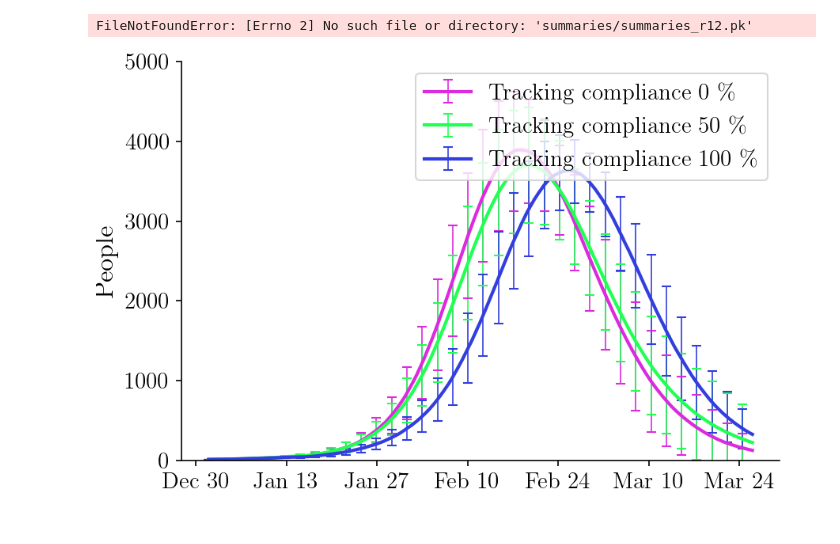
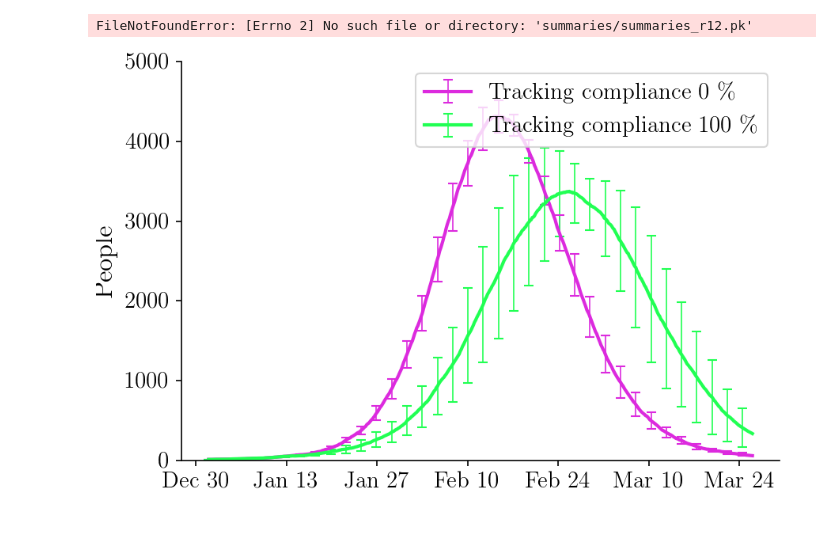
Before and after one commit to stanfordfuturebay/simulator, a Jupyter notebook: sim/Plot.ipynb, the cells around one changed output. Drawn from its saved outputs; the diff is of its cells as text; code cells hidden in the pictures.

```diff
--- a/sim/Plot.ipynb
+++ b/sim/Plot.ipynb
@@ -76,21 +76,21 @@ FileNotFoundError: [Errno 2] No such file or directory: 'summaries/summaries_r12
 # %%
 # Plot results of experiments_server_7-1.py
 c=0
 runstr = f'run{c}_'
-summaries_SD_6 = load_summary('summaries_r15.pk')
+summaries_SD_6 = load_summary('contact_record_test_1.pk')
 FIGSIZE=(6, 4)
 
-p_compliance = [0.0, 0.5, 1.0]
+p_compliance = [0.0, 1.0]
 plotter = Plotter()
 titles_SD_6_ = list(['Tracking compliance '+ str(int(p*100.0)) + ' \%' for p in p_compliance])
 for j, policy in enumerate(['advanced']):
     summaries_ = summaries_SD_6[policy]
     plotter.compare_total_infections(
         summaries_,
         titles=titles_SD_6_,
         figtitle=(f'Infections for compliance levels for ' + policy + ' individuals compliant with contact-tracing'),
         filename=runstr + f'SD_6{j}',
         figsize=FIGSIZE, acc=500,
         ymax=5000, errorevery=14)
 # %% [output]
-[figure, old version]
+[figure, new version]
```
Also changed, not shown: parts of 1 cell of this notebook, 6 other files.
